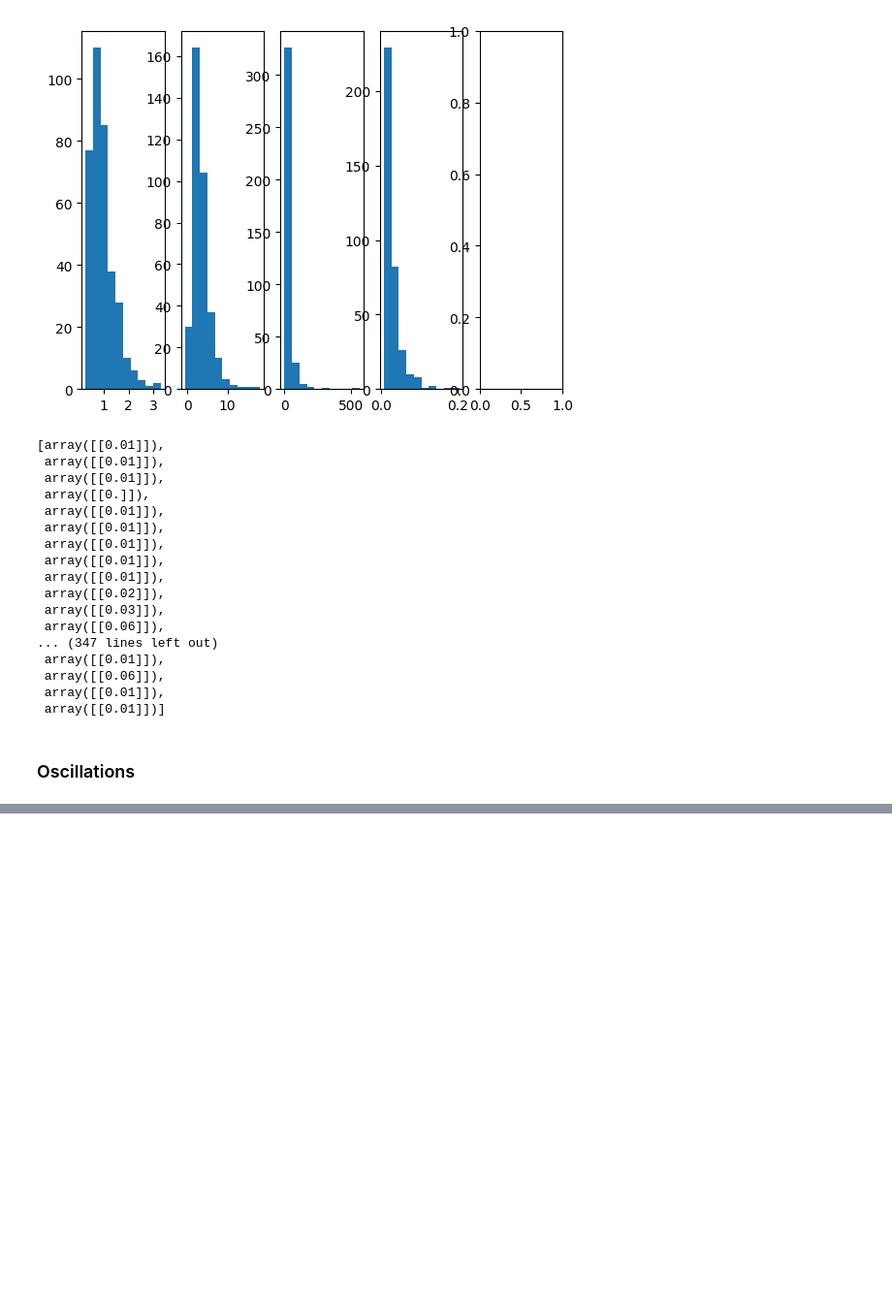
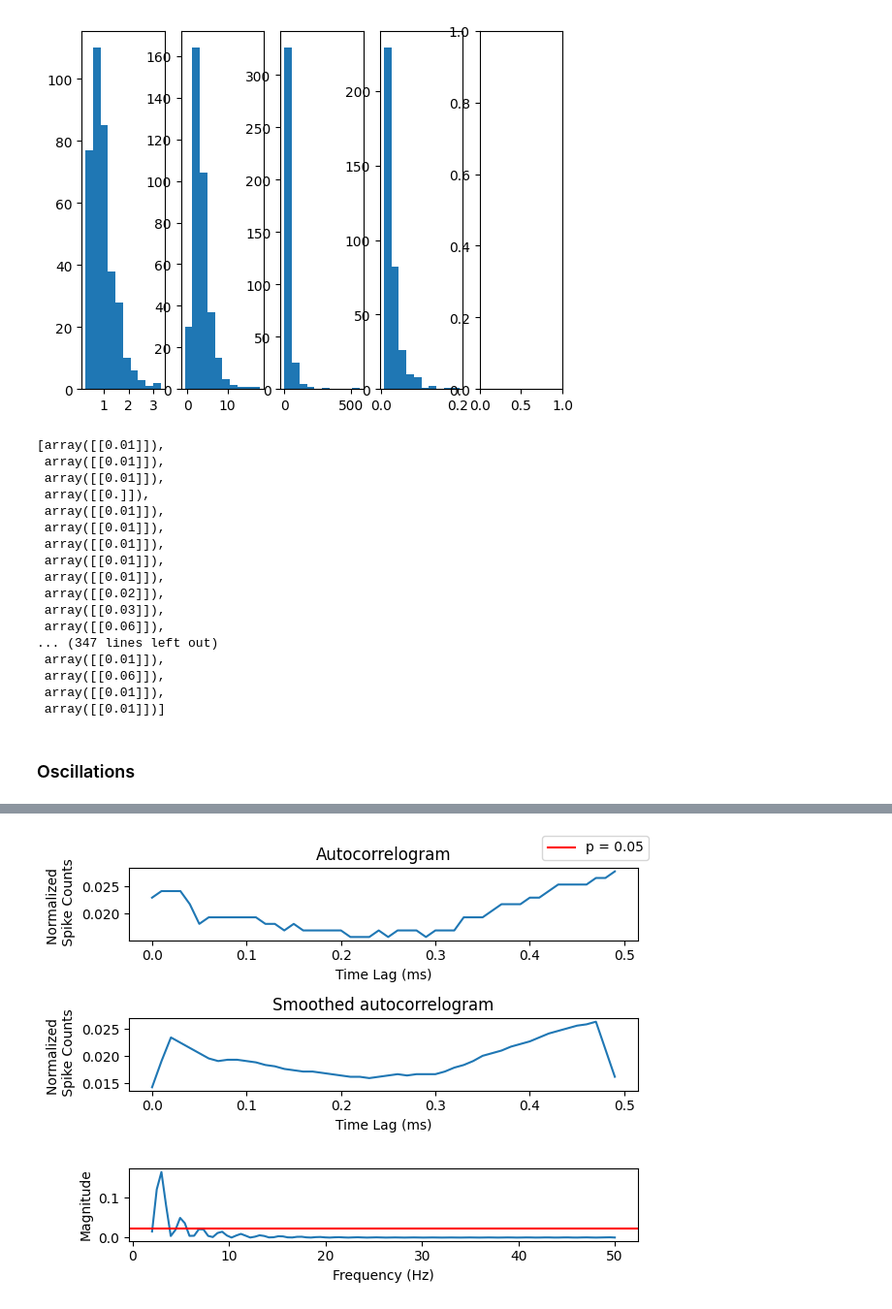
Before and after one commit to jazlynntan/BME1500H_group5, a Jupyter notebook: FeatureExtraction_scrap.ipynb, the cells around one changed output, grey strips where cells are left out. Shown at 97% size. Drawn from its saved outputs; the diff is of its cells as text; code cells hidden in the pictures; blank space fills up the shorter version.

Commit message:
synchrony implemented

```diff
--- a/FeatureExtraction_scrap.ipynb
+++ b/FeatureExtraction_scrap.ipynb
@@ -463,21 +508,3 @@ ISI_mode_ls
  array([[0.01]])]
 # %% [markdown]
 ### Oscillations
-# %%
-# make autocorrelogram
-
-autocorrelogram = np.correlate(spike_times, spike_times, mode='full')
-plt.stem(np.arange(-len(spike_times) + 1, len(spike_times)), autocorrelogram)
-plt.title('Autocorrelogram')
-plt.xlabel('Lag')
-plt.ylabel('Correlation')
-
-# make periodogram
-frequencies, periodogram = signal.periodogram(spike_times, fs=sampling_frequency)
-# Plot the periodogram
-plt.figure()
-plt.semilogy(frequencies, periodogram)
-plt.title('Periodogram')
-plt.xlabel('Frequency (Hz)')
-plt.ylabel('Power/Frequency (dB/Hz)')
-plt.show()
@@ -517,0 +511,79 @@ ValueError: operands could not be broadcast together with shapes (23,) (22,) (23
+# %%
+def get_synchrony_features(spike_times,
+                           time_bin_size = 0.01,
+                           max_lag_time = 0.5,
+                           avg_window_size = 5,
+                           significance_level = 0.05,
+                           to_plot = False):
+    # Create bins
+    bins = np.arange(0, max_lag_time + time_bin_size, time_bin_size)
+
+    # Initialize autocorrelogram
+    autocorrelogram = np.zeros_like(bins[:-1], dtype=float)
+
+    # Calculate autocorrelogram
+    for i in range(len(bins) - 1):
+        time_lag = bins[i]
+        spike_pairs = spike_times[(spike_times >= time_lag) & (spike_times < time_lag + max_lag_time)]
+        autocorrelogram[i] = len(spike_pairs)
+
+    # Normalize autocorrelogram
+    autocorrelogram /= np.sum(autocorrelogram)
+    moving_avg_window = np.ones(avg_window_size) / avg_window_size
+    smoothed_autocorrelogram = signal.convolve(autocorrelogram, moving_avg_window, mode='same')
+
+    w = np.linspace(2*2*np.pi, 50*2*np.pi, 100)
+    pgram = signal.lombscargle(bins[:-1], smoothed_autocorrelogram, w, normalize=True)
+
+    # Calculate the threshold based on the significance level
+    threshold = np.percentile(pgram, (1 - significance_level) * 100)
+
+    peaks, peak_props = signal.find_peaks(pgram, height=threshold)
+    freq_peaks = w[peaks] / (2*np.pi)
+    max_peak_freq = w[peaks[peak_props['peak_heights'].argmax()]] / (2* np.pi)
+
+    frequency_bands = {
+        'delta': (0.1, 4),
+        'theta': (4, 8),
+        'alpha': (8, 13),
+        'beta': (13, 30),
+        'gamma': (30, 50),
+    }
+
+    peak_bands = []
+    for band, (lower, upper) in frequency_bands.items():
+        peak_bands.extend([band for p in freq_peaks if lower <= p < upper])
+
+    if to_plot == True:
+        fig,axes = plt.subplots(3,1)
+        axes[0].plot(bins[:-1], autocorrelogram)
+        axes[0].set_title('Autocorrelogram')
+        axes[0].set_xlabel('Time Lag (ms)')
+        axes[0].set_ylabel('Normalized \n Spike Counts')
+
+        axes[1].plot(bins[:-1], smoothed_autocorrelogram)
+        axes[1].set_xlabel('Time Lag (ms)')
+        axes[1].set_ylabel('Normalized \n Spike Counts')
+        axes[1].set_title('Smoothed autocorrelogram')
+
+        axes[2].plot(w/(2*np.pi), pgram)
+        axes[2].axhline(y=threshold, color='r', label='p = ' + str(significance_level))
+        axes[2].set_ylabel('Magnitude')
+        axes[2].set_xlabel('Frequency (Hz)')
+
+        fig.legend()
+        fig.tight_layout()
+
+    return max_peak_freq, freq_peaks, peak_bands
+
+max_peak_freq, freq_peaks, peak_bands = get_synchrony_features(spike_times,
+                                                               time_bin_size = 0.01,
+                                                               max_lag_time = 0.5,
+                                                               avg_window_size = 5,
+                                                               significance_level = 0.05,
+                                                               to_plot = True)
+
+print(f'Most dominant frequency: {max_peak_freq:.2f} Hz')
+print('Significant frequencies: ', freq_peaks)
+print('Signiciant frequency bands: ', peak_bands)
+# %% [output]
@@ -517,0 +593 @@ ValueError: operands could not be broadcast together with shapes (23,) (22,) (23
+[figure, added]
```
Also changed, not shown: parts of 11 cells of this notebook.
